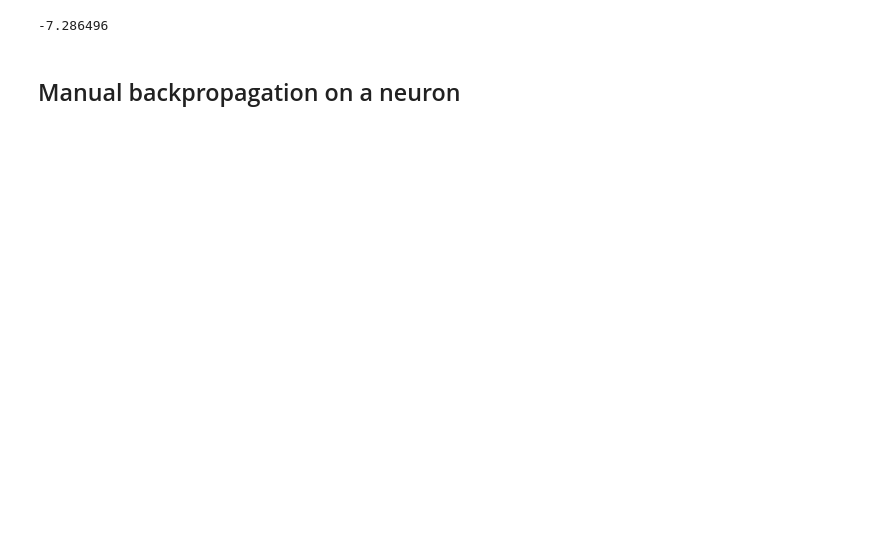
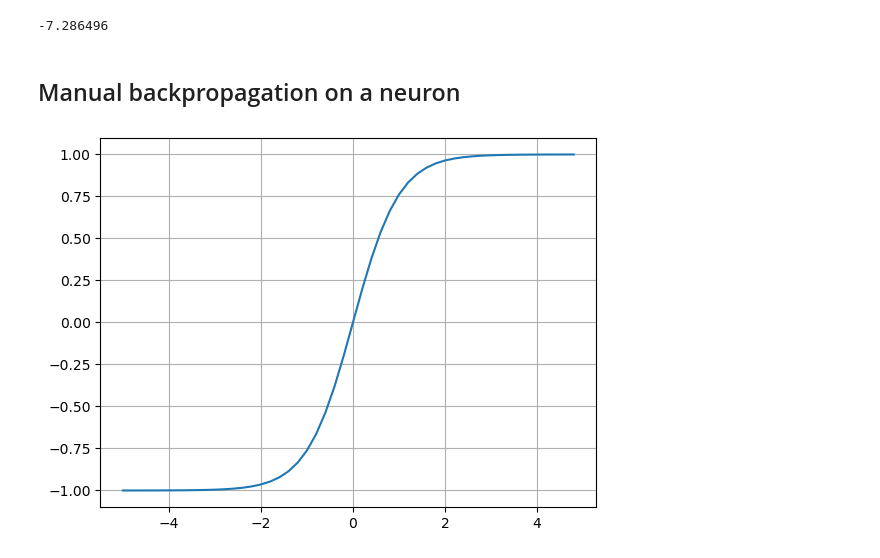
Before and after one commit to PeyPaul/micrograd, a Jupyter notebook: micrograd_from_scratch.ipynb, the cells around one changed output. Cells and saved outputs as stored; diff of their text form; code cells hidden in the pictures; blank space fills up the shorter version.

```diff
--- a/micrograd_from_scratch.ipynb
+++ b/micrograd_from_scratch.ipynb
@@ -169,3 +193,8 @@ print(L.data)
 -7.286496
 # %% [markdown]
 ## Manual backpropagation on a neuron
+# %%
+plt.plot(np.arange(-5,5,0.2), np.tanh(np.arange(-5,5,0.2)))
+plt.grid()
+# %% [output]
+[figure, added]
```
Also changed, not shown: parts of 9 cells of this notebook.
